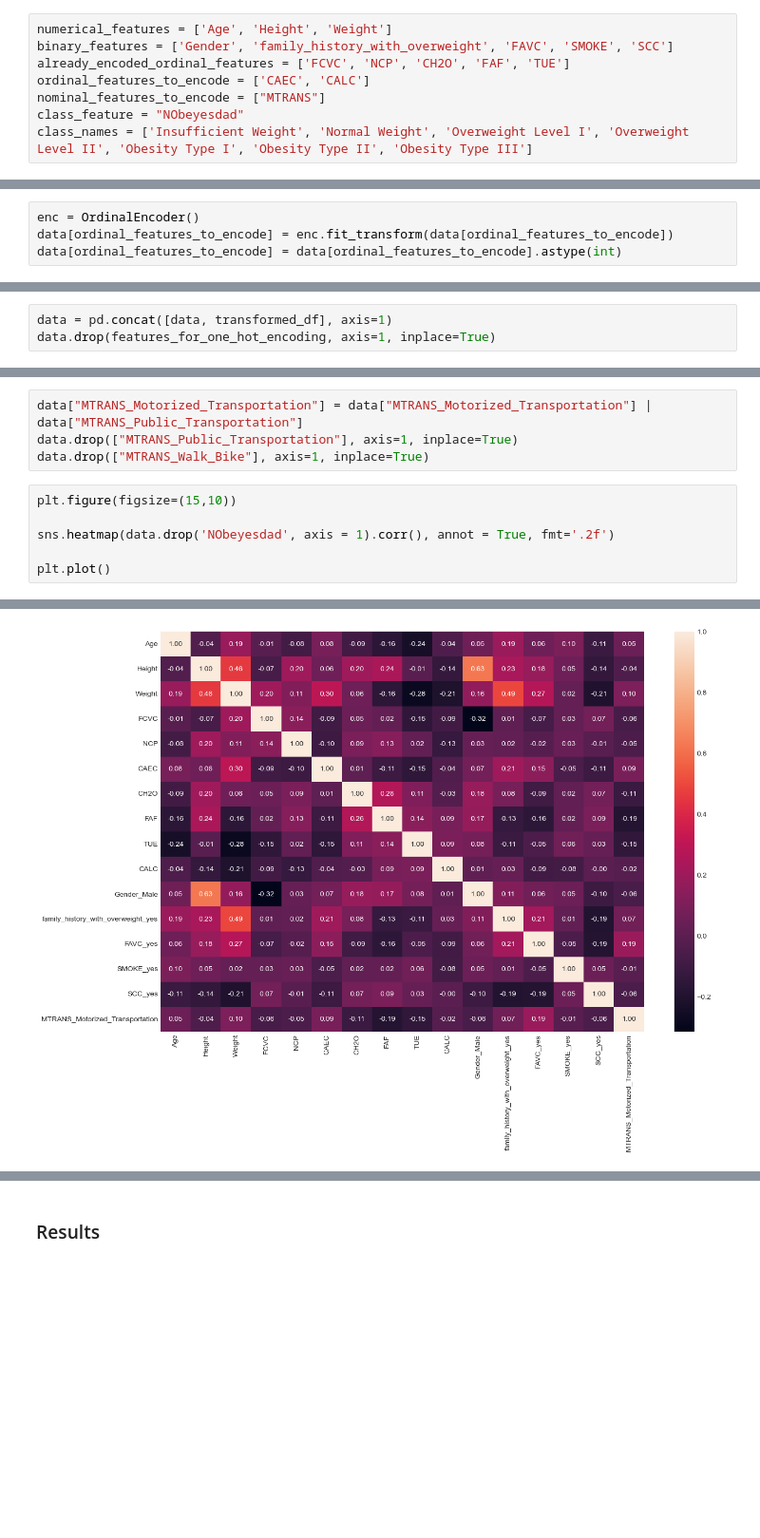
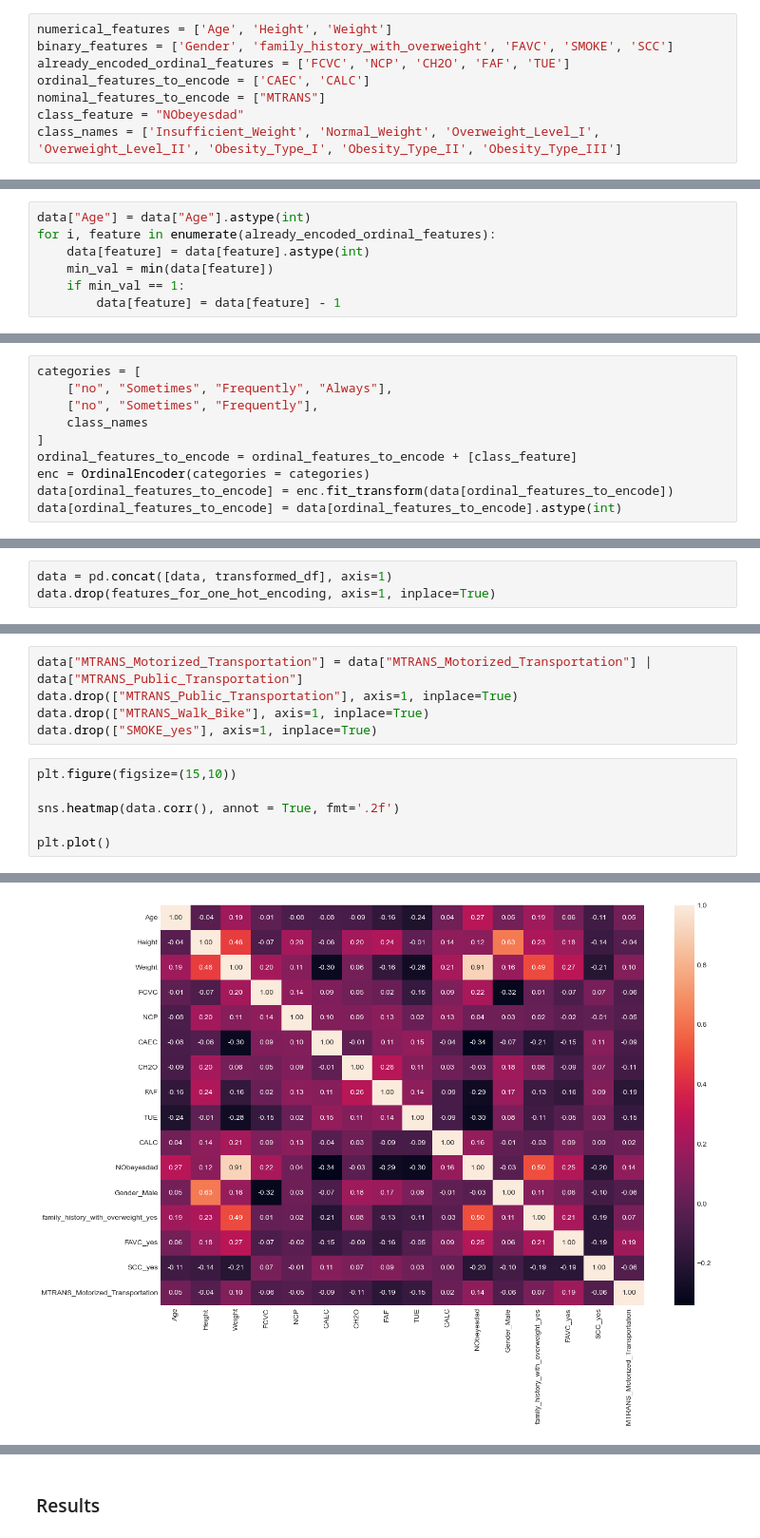
Before and after one commit to ivanica9598/ML_Classification, a Jupyter notebook: Projekat1.ipynb, the cells around one changed output, grey strips where cells are left out. Shown at 95% size. Cells and saved outputs as stored; diff of their text form; blank space fills up the shorter version.

```diff
--- a/Projekat1.ipynb
+++ b/Projekat1.ipynb
@@ -131,4 +125,4 @@ already_encoded_ordinal_features = ['FCVC', 'NCP', 'CH2O', 'FAF', 'TUE']
 ordinal_features_to_encode = ['CAEC', 'CALC']
 nominal_features_to_encode = ["MTRANS"]
 class_feature = "NObeyesdad"
-class_names = ['Insufficient Weight', 'Normal Weight', 'Overweight Level I', 'Overweight Level II', 'Obesity Type I', 'Obesity Type II', 'Obesity Type III']
+class_names = ['Insufficient_Weight', 'Normal_Weight', 'Overweight_Level_I', 'Overweight_Level_II', 'Obesity_Type_I', 'Obesity_Type_II', 'Obesity_Type_III']
@@ -137,3 +129,10 @@ data["Age"] = data["Age"].astype(int)
+# %%
+data["Age"] = data["Age"].astype(int)
+for i, feature in enumerate(already_encoded_ordinal_features):
+    data[feature] = data[feature].astype(int)
+    min_val = min(data[feature])
+    if min_val == 1:
+        data[feature] = data[feature] - 1
 # %%
 data[numerical_features].describe()
 # %% [output]
@@ -324,7 +308,13 @@ plt.show()
 # %% [markdown]
 ### Encode features
 # %%
-enc = OrdinalEncoder()
+categories = [
+    ["no", "Sometimes", "Frequently", "Always"],
+    ["no", "Sometimes", "Frequently"],
+    class_names
+]
+ordinal_features_to_encode = ordinal_features_to_encode + [class_feature]
+enc = OrdinalEncoder(categories = categories)
 data[ordinal_features_to_encode] = enc.fit_transform(data[ordinal_features_to_encode])
 data[ordinal_features_to_encode] = data[ordinal_features_to_encode].astype(int)
 # %%
@@ -436,15 +426,16 @@ plt.plot()
 data["MTRANS_Motorized_Transportation"] = data["MTRANS_Motorized_Transportation"] | data["MTRANS_Public_Transportation"]
 data.drop(["MTRANS_Public_Transportation"], axis=1, inplace=True)
 data.drop(["MTRANS_Walk_Bike"], axis=1, inplace=True)
+data.drop(["SMOKE_yes"], axis=1, inplace=True)
 # %%
 plt.figure(figsize=(15,10))
 
-sns.heatmap(data.drop('NObeyesdad', axis = 1).corr(), annot = True, fmt='.2f')
+sns.heatmap(data.corr(), annot = True, fmt='.2f')
 
 plt.plot()
 # %% [output]
 []
-[figure, old version]
+[figure, new version]
 # %%
 data.info()
 # %% [output]
```
Also changed, not shown: parts of 54 cells of this notebook.
